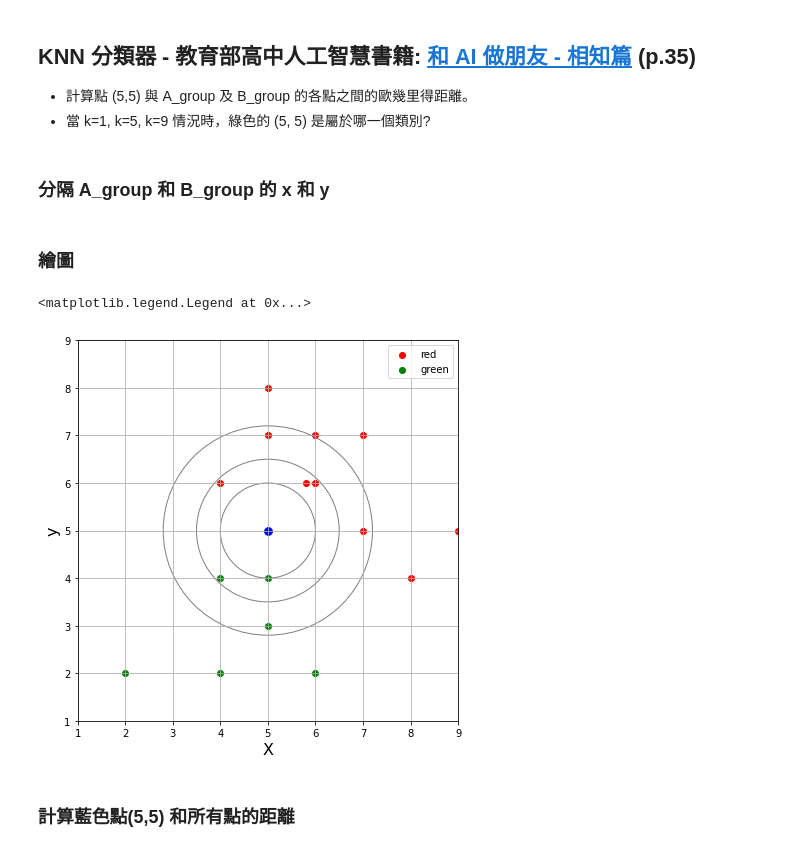
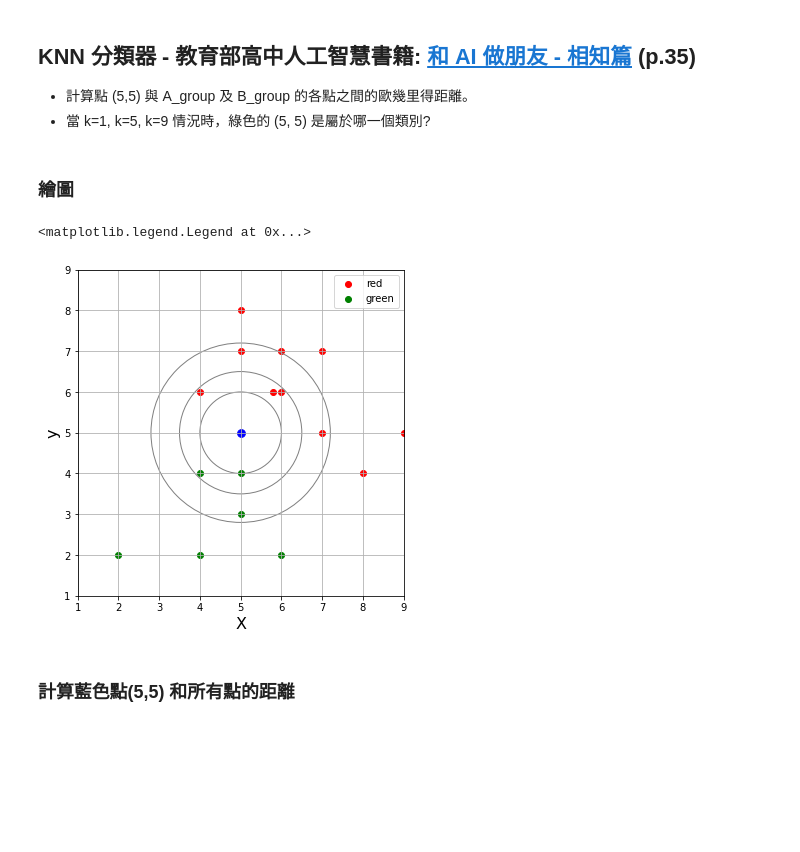
Before and after one commit to th0041/Machine-Learning-Code, a Jupyter notebook: KNN近鄰演算法_1.ipynb, the cells around one changed output. Cells and saved outputs as stored; diff of their text form; code cells hidden in the pictures; blank space fills up the shorter version.

```diff
--- a/KNN近鄰演算法_1.ipynb
+++ b/KNN近鄰演算法_1.ipynb
@@ -133,5 +133,3 @@ A_group = np.array([[4, 6],[5,7],[5,8],[5.8,6],[6,6],[6,7],\
 
 # 使用 Numpy 紀錄各點的位置
 B_group = np.array([[2,2],[4,2],[4,4],[5,4],[5,3],[6,2]])
-# %% [markdown]
-### 分隔 A_group 和 B_group 的 x 和 y
@@ -146,28 +139,29 @@ ByList = [k[1] for k in B_group]  # B_group 的 y
 # %% [markdown]
 ### 繪圖
+# %%
+import matplotlib.pyplot as plt
+plt.rcParams['figure.figsize'] = [6,6]
 # %%
-import matplotlib.pyplot as plt
-plt.rcParams['figure.figsize']=[10,7]
 ax = plt.gca()
 ax.set_aspect('equal')
 
-ax.scatter(AxList, AyList, c='r', label='red')
-ax.scatter(BxList, ByList, c='g', label='green')
+ax.scatter(A_group[:,0], A_group[:,1], c='r', label='red')    # A_group 的點 (紅色的點)
+ax.scatter(B_group[:,0], B_group[:,1], c='g', label='green') # B_group 的點 (綠色的點)
 
 plt.xlim(1, 9)
 plt.ylim(1, 9)
 ax.set_xlabel('X',fontsize=16)
 ax.set_ylabel('y',fontsize=16)
 
 plt.scatter(5, 5, c='b', s=60)
 circle1 = plt.Circle((5, 5), 1, color='gray', fill=False)
 circle2 = plt.Circle((5, 5), 1.5, color='gray', fill=False)
 circle3 = plt.Circle((5, 5), 2.2, color='gray', fill=False)
 ax.add_patch(circle1)
 ax.add_patch(circle2)
 ax.add_patch(circle3)
 plt.grid(True)
 plt.legend()
 # %% [output]
 <matplotlib.legend.Legend at 0x...>
-[figure, old version]
+[figure, new version]
```
Also changed, not shown: parts of 22 cells of this notebook.
